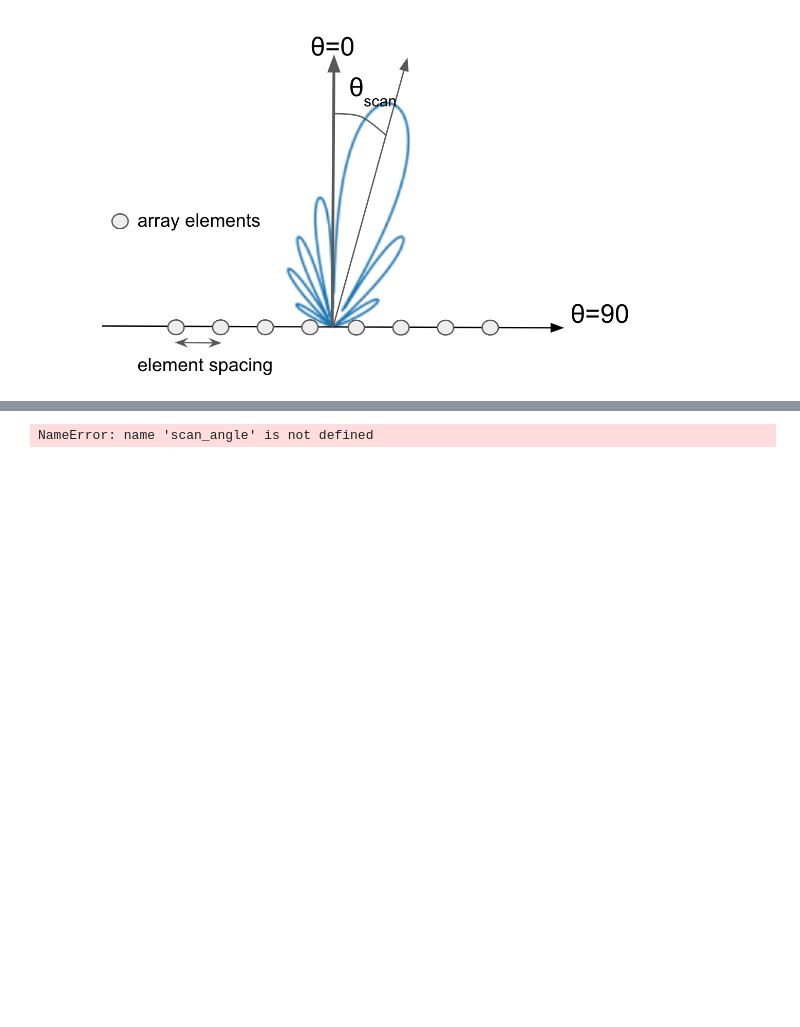
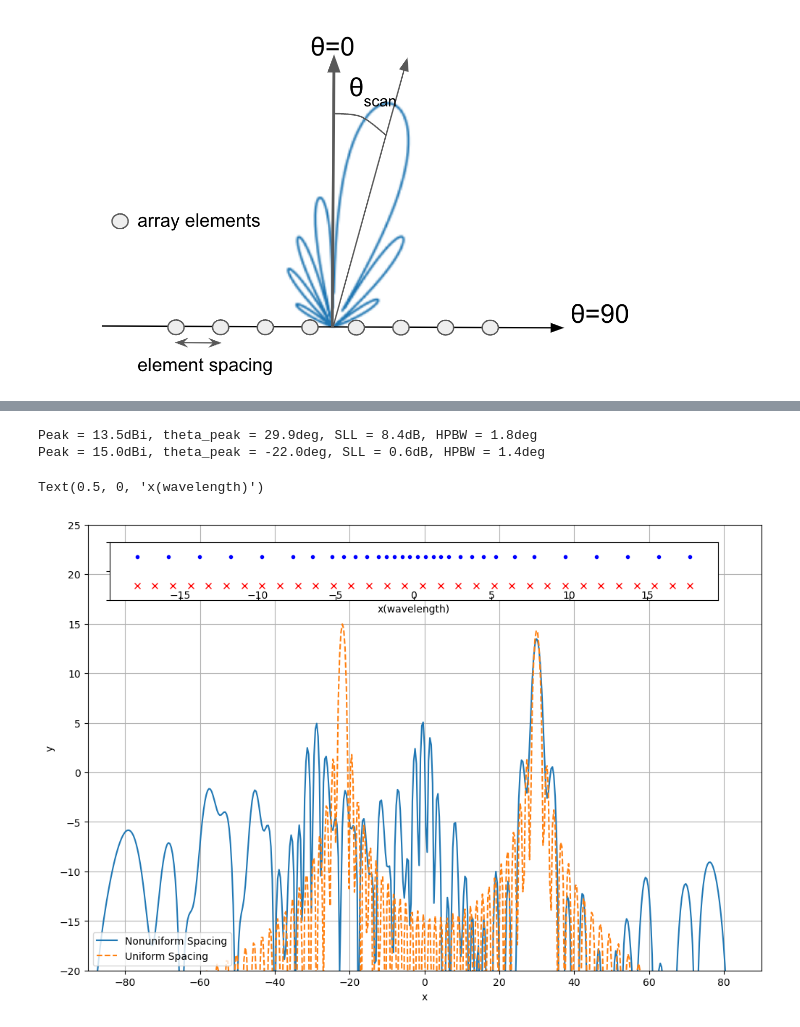
Before and after one commit to mimfar/antenna_array, a Jupyter notebook: Examples.ipynb, the cells around one changed output, grey strips where cells are left out. Drawn from its saved outputs; the diff is of its cells as text; code cells hidden in the pictures; blank space fills up the shorter version.

```diff
--- a/Examples.ipynb
+++ b/Examples.ipynb
@@ -31,38 +31,43 @@ la.polar_envelope();
 # %%
 # Linear Array Class Example nonuniform spacing sparse array with low side lobe level
 # The nonunifrom spacing removes the grating lobe
+import numpy as np
+import matplotlib.pyplot as plt
 import random
-import numpy as np
+
 
 num_elem = 32
 dx = sorted(random.choices([0.5,0.75,1.25,2],k=int(num_elem/2),weights = [1, .75, 0.5, 0.5]))
 element_spacing = np.hstack((np.flip(dx),dx[1:]))
-sc
+scan_angle = 30
 la = LinearArray(num_elem,element_spacing,scan_angle=scan_angle)
 la.calc_AF
 ff = plt.figure(figsize=(12,8))
 _,aa = la.plot_pattern(fig=ff,marker='-',xlim=(-90,90))
 params = la.calc_peak_sll_hpbw_calc()
 print('Peak = {:1.1f}dBi, theta_peak = {:1.1f}deg, SLL = {:1.1f}dB, HPBW = {:1.1f}deg'.format(*params))
 
 
 element_spacing_uniform = np.mean(element_spacing)
 la_uniform = LinearArray(num_elem,element_spacing_uniform,scan_angle=scan_angle)
 la_uniform.calc_AF
 la_uniform.plot_pattern(fig=ff,marker='--',xlim=(-90,90),ylim=(-20,25))
 plt.legend(['Nonuniform Spacing','Uniform Spacing'],loc=3)
 params = la_uniform.calc_peak_sll_hpbw_calc()
 print('Peak = {:1.1f}dBi, theta_peak = {:1.1f}deg, SLL = {:1.1f}dB, HPBW = {:1.1f}deg'.format(*params))
 ## plotting the array geometry in the inset
 ax_inset = ff.add_axes([0.15, 0.75, 0.7, 0.1])
 ax_inset.plot(la.X,np.ones(la.X.shape),'.b')
 ax_inset.plot(la_uniform.X,-np.ones(la_uniform.X.shape),'xr')
 ax_inset.set_ylim(-2,2)
 ax_inset.tick_params(axis="x",direction="in", pad=-10)
 ax_inset.set_yticklabels('');
 ax_inset.set_xlabel('x(wavelength)')
 # %% [output]
-NameError: name 'scan_angle' is not defined
+Peak = 13.5dBi, theta_peak = 29.9deg, SLL = 8.4dB, HPBW = 1.8deg
+Peak = 15.0dBi, theta_peak = -22.0deg, SLL = 0.6dB, HPBW = 1.4deg
+Text(0.5, 0, 'x(wavelength)')
+[figure, added]
 # %%
 #%% Linear array example construct from element position
 X = 4 * np.random.randn(num_elem)
```
Also changed, not shown: parts of 8 cells of this notebook, 3 other files.
